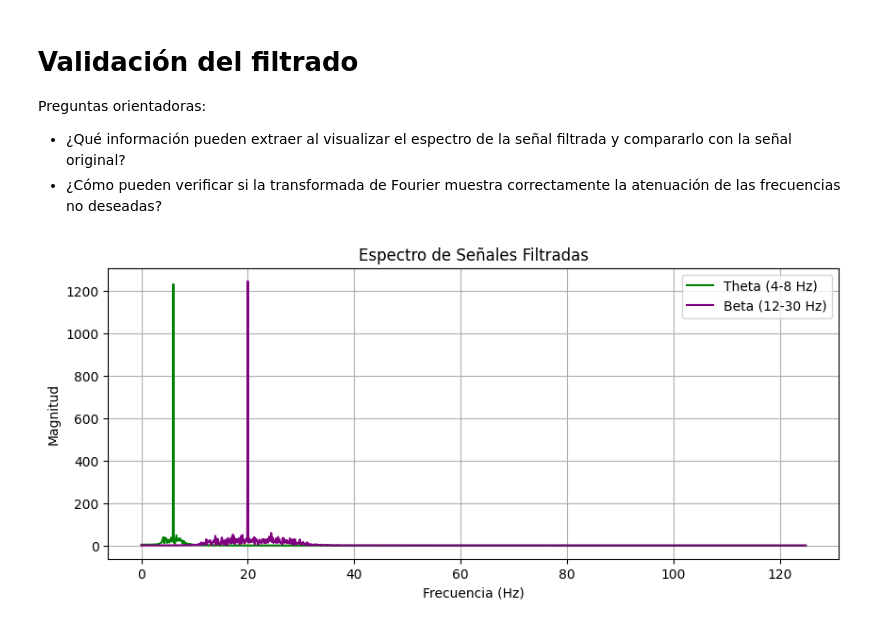
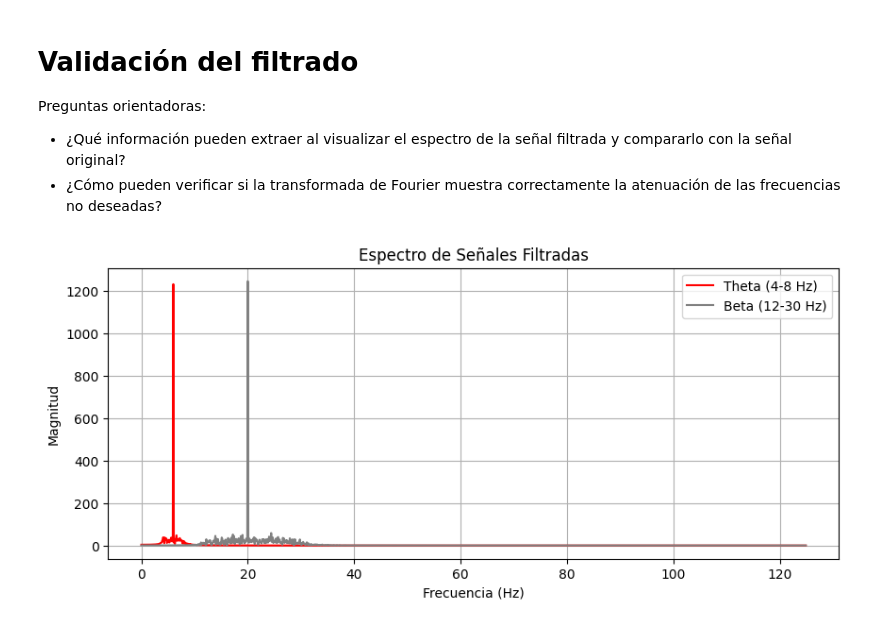
Before and after one commit to JParraArias/SignalsAndSystems2024-2, a Jupyter notebook: Actividad_5_Unidad Pedagógica.ipynb, the cells around one changed output. Saved outputs shown, nothing was run; the diff lists cells and outputs as text; code cells hidden in the pictures.

```diff
--- a/Actividad_5_Unidad Pedagógica.ipynb
+++ b/Actividad_5_Unidad Pedagógica.ipynb
@@ -122,16 +122,16 @@ Preguntas orientadoras:
 # %%
 fft_theta = np.fft.fft(eeg_theta)
 fft_beta = np.fft.fft(eeg_beta)
 
 # 🔴 Generar la gráfica del espectro después del filtrado
 plt.figure(figsize=(10,4))
-plt.plot(freqs[:len(freqs)//2], np.abs(fft_theta[:len(freqs)//2]), label="Theta (4-8 Hz)", color='green')
-plt.plot(freqs[:len(freqs)//2], np.abs(fft_beta[:len(freqs)//2]), label="Beta (12-30 Hz)", color='purple')
+plt.plot(freqs[:len(freqs)//2], np.abs(fft_theta[:len(freqs)//2]), label="Theta (4-8 Hz)", color='red')
+plt.plot(freqs[:len(freqs)//2], np.abs(fft_beta[:len(freqs)//2]), label="Beta (12-30 Hz)", color='gray')
 plt.xlabel("Frecuencia (Hz)")
 plt.ylabel("Magnitud")
 plt.title("Espectro de Señales Filtradas")
 plt.legend()
 plt.grid()
 plt.show()
 # %% [output]
-[figure, old version]
+[figure, new version]
```
